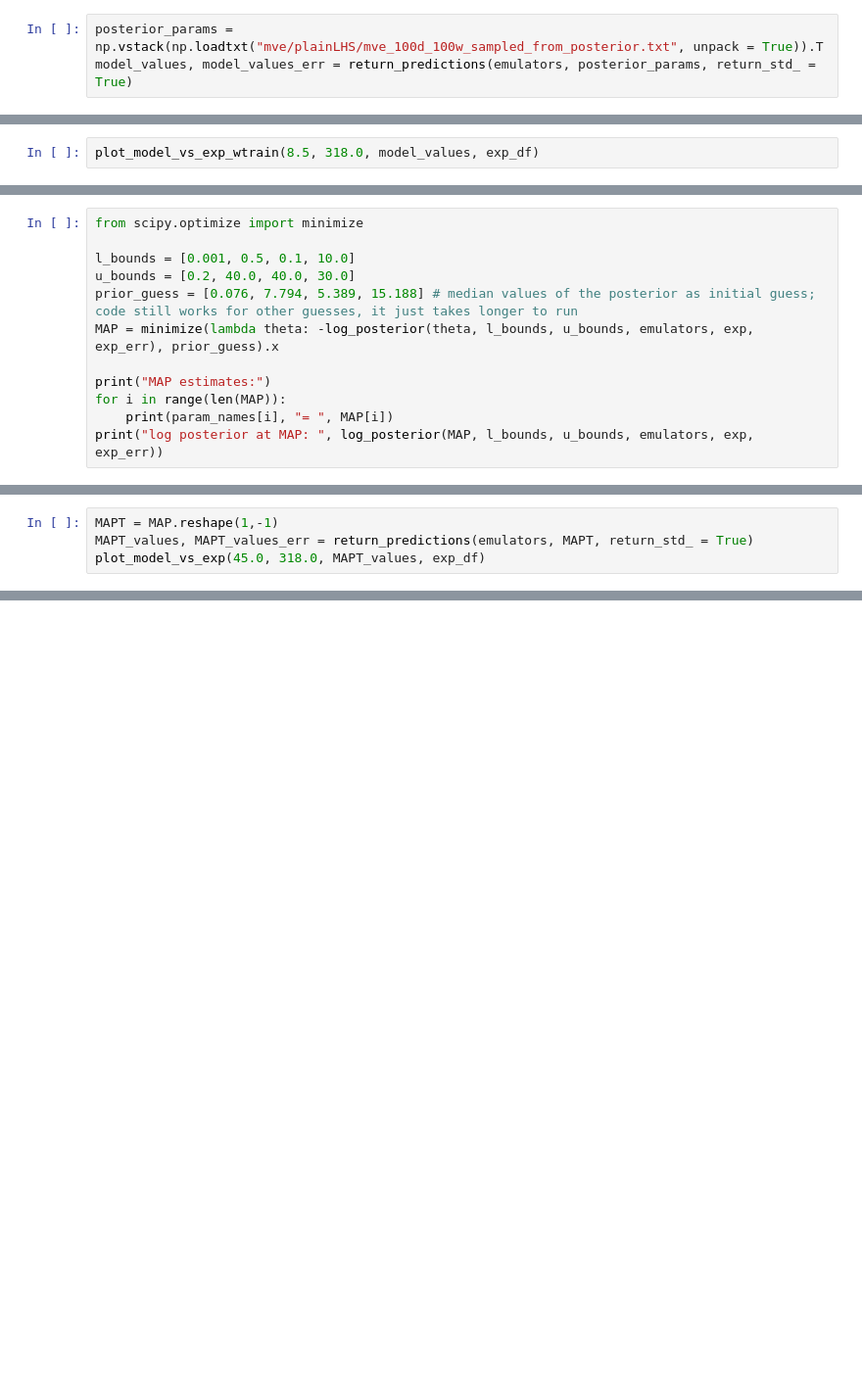
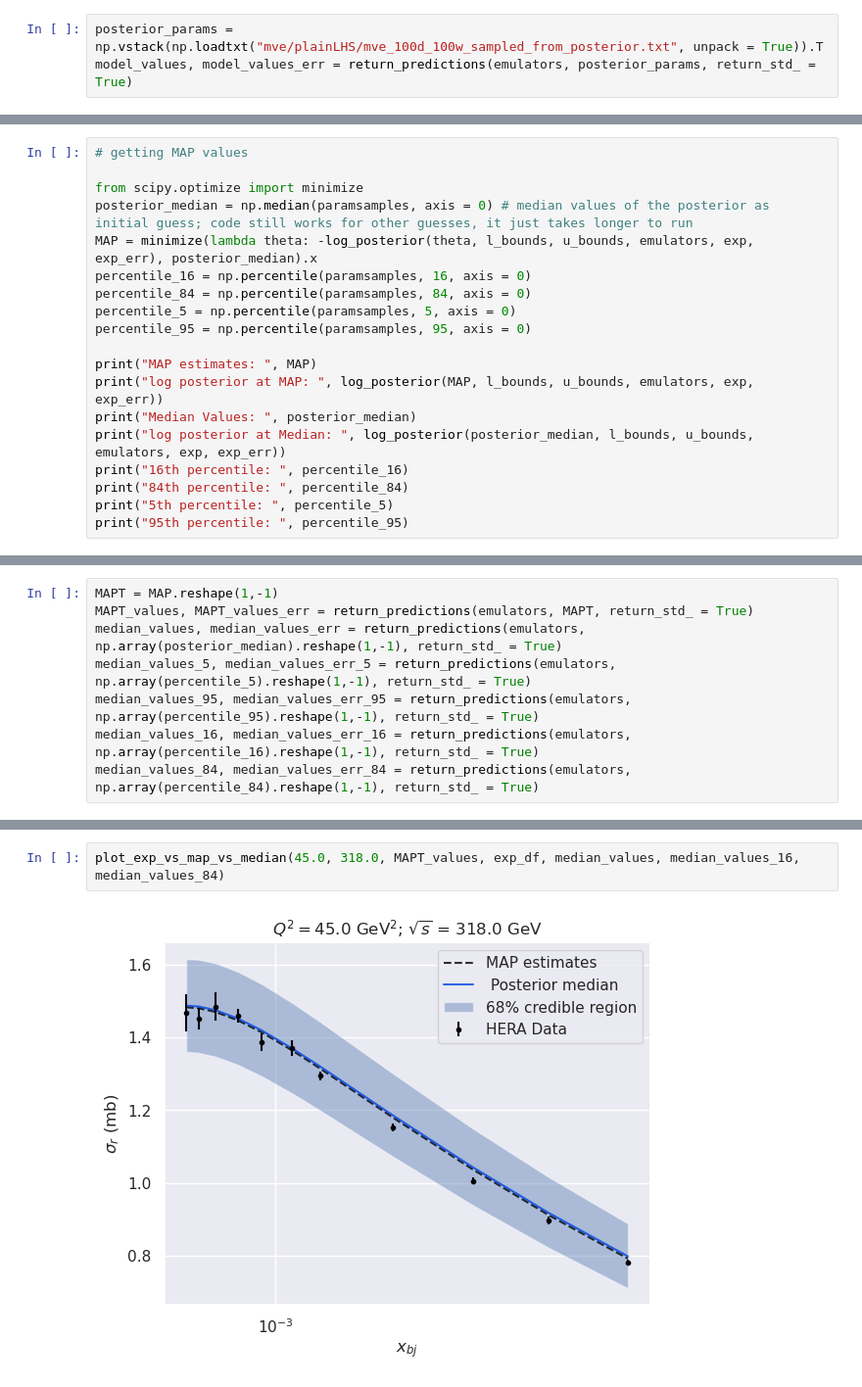
Before and after one commit to camcasuga/BayesianBK, a Jupyter notebook: PCA_GPE.ipynb, the cells around one changed output, grey strips where cells are left out. Shown at 98% size. Cells and saved outputs as stored; diff of their text form; blank space fills up the shorter version.

```diff
--- a/PCA_GPE.ipynb
+++ b/PCA_GPE.ipynb
@@ -415,2 +437,0 @@ plot_model_vs_exp([2., 2.7, 3.5, 4.5, 6.5, 8.5, 10.,  12.,  15.,  18.,  22.,  27
-# %%
-plot_model_vs_exp_wtrain(8.5, 318.0, model_values, exp_df)
@@ -423,13 +438,20 @@ plot_model_vs_exp(27.0, 318.0, model_values, exp_df)
 # %%
+# getting MAP values
+
 from scipy.optimize import minimize
+posterior_median = np.median(paramsamples, axis = 0) # median values of the posterior as initial guess; code still works for other guesses, it just takes longer to run
+MAP = minimize(lambda theta: -log_posterior(theta, l_bounds, u_bounds, emulators, exp, exp_err), posterior_median).x
+percentile_16 = np.percentile(paramsamples, 16, axis = 0)
+percentile_84 = np.percentile(paramsamples, 84, axis = 0)
+percentile_5 = np.percentile(paramsamples, 5, axis = 0)
+percentile_95 = np.percentile(paramsamples, 95, axis = 0)
 
-l_bounds = [0.001, 0.5, 0.1, 10.0]
-u_bounds = [0.2, 40.0, 40.0, 30.0]
-prior_guess = [0.076, 7.794, 5.389, 15.188] # median values of the posterior as initial guess; code still works for other guesses, it just takes longer to run
-MAP = minimize(lambda theta: -log_posterior(theta, l_bounds, u_bounds, emulators, exp, exp_err), prior_guess).x
-
-print("MAP estimates:")
-for i in range(len(MAP)):
-    print(param_names[i], "= ", MAP[i])
+print("MAP estimates: ", MAP)
 print("log posterior at MAP: ", log_posterior(MAP, l_bounds, u_bounds, emulators, exp, exp_err))
+print("Median Values: ", posterior_median)
+print("log posterior at Median: ", log_posterior(posterior_median, l_bounds, u_bounds, emulators, exp, exp_err))
+print("16th percentile: ", percentile_16)
+print("84th percentile: ", percentile_84)
+print("5th percentile: ", percentile_5)
+print("95th percentile: ", percentile_95)
 # %% [output]
@@ -442,4 +466,8 @@ log posterior at MAP:  754.5716646331333
 # %%
 MAPT = MAP.reshape(1,-1)
 MAPT_values, MAPT_values_err = return_predictions(emulators, MAPT, return_std_ = True)
-plot_model_vs_exp(45.0, 318.0, MAPT_values, exp_df)
+median_values, median_values_err = return_predictions(emulators, np.array(posterior_median).reshape(1,-1), return_std_ = True)
+median_values_5, median_values_err_5 = return_predictions(emulators, np.array(percentile_5).reshape(1,-1), return_std_ = True)
+median_values_95, median_values_err_95 = return_predictions(emulators, np.array(percentile_95).reshape(1,-1), return_std_ = True)
+median_values_16, median_values_err_16 = return_predictions(emulators, np.array(percentile_16).reshape(1,-1), return_std_ = True)
+median_values_84, median_values_err_84 = return_predictions(emulators, np.array(percentile_84).reshape(1,-1), return_std_ = True)
@@ -447,0 +474,4 @@ plot_model_vs_exp(45.0, 318.0, MAPT_values, exp_df)
+# %%
+plot_exp_vs_map_vs_median(45.0, 318.0, MAPT_values, exp_df, median_values, median_values_16, median_values_84)
+# %% [output]
+[figure, added]
```
Also changed, not shown: parts of 17 cells of this notebook, 15 other files.
